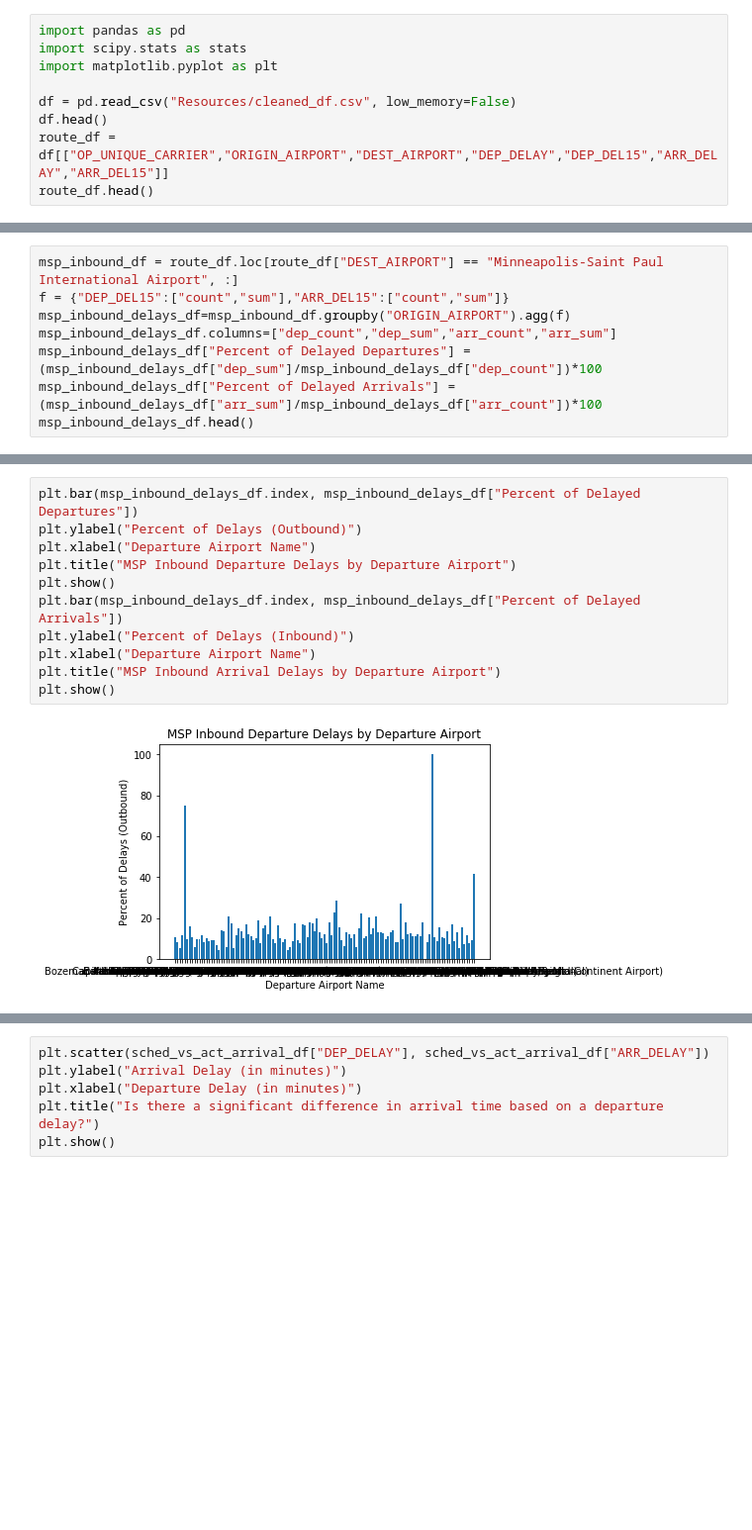
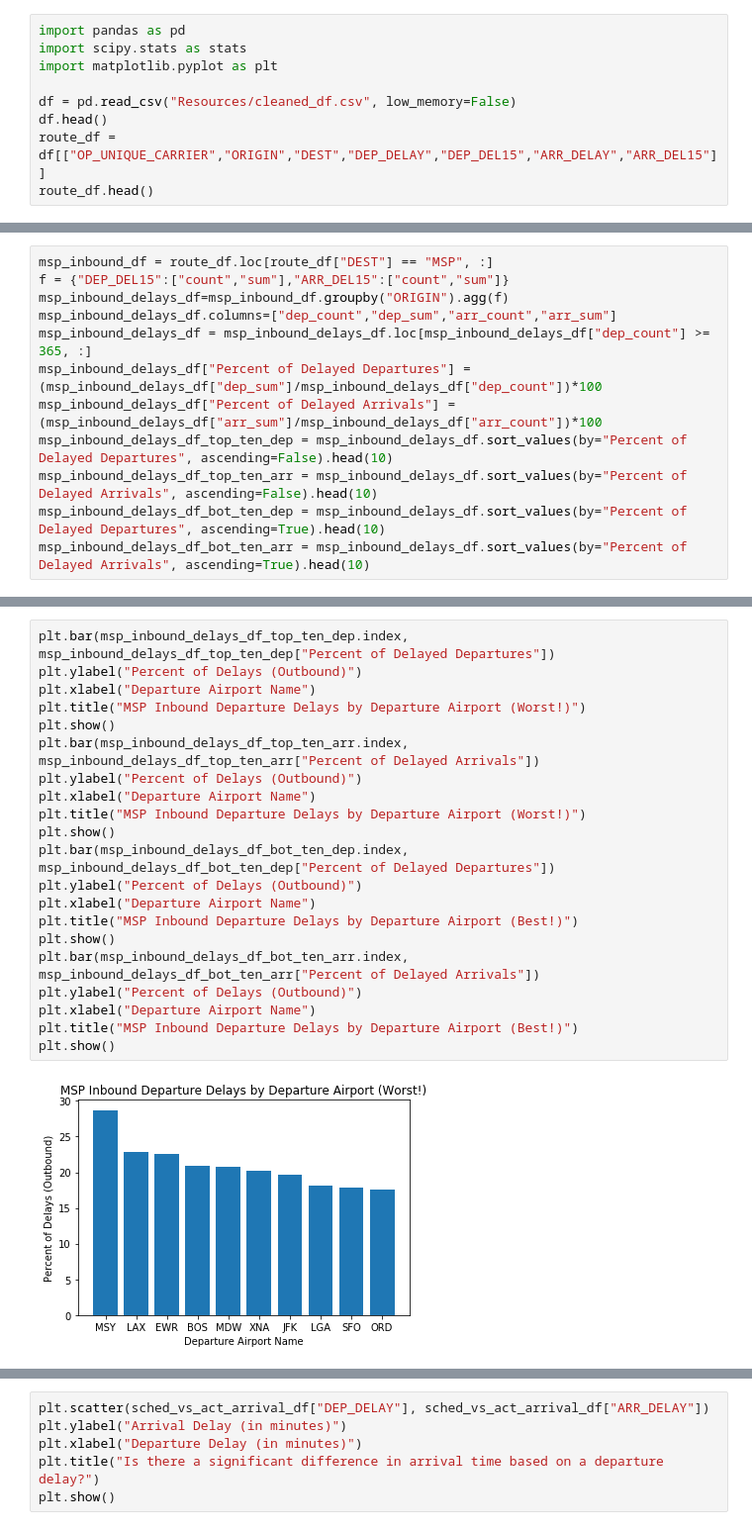
Before and after one commit to HWspam/Delorean, a Jupyter notebook: Delay_by_Airport.ipynb, the cells around one changed output, grey strips where cells are left out. Shown: that part at 99% size. Saved outputs shown, nothing was run; the diff lists cells and outputs as text; blank space fills up the shorter version.

```diff
--- a/Delay_by_Airport.ipynb
+++ b/Delay_by_Airport.ipynb
@@ -5,6 +5,6 @@ import matplotlib.pyplot as plt
 
 df = pd.read_csv("Resources/cleaned_df.csv", low_memory=False)
 df.head()
-route_df = df[["OP_UNIQUE_CARRIER","ORIGIN_AIRPORT","DEST_AIRPORT","DEP_DELAY","DEP_DEL15","ARR_DELAY","ARR_DEL15"]]
+route_df = df[["OP_UNIQUE_CARRIER","ORIGIN","DEST","DEP_DELAY","DEP_DEL15","ARR_DELAY","ARR_DEL15"]]
 route_df.head()
 # %% [output]
@@ -47,8 +55,12 @@ plt.show()
 # %%
-msp_inbound_df = route_df.loc[route_df["DEST_AIRPORT"] == "Minneapolis-Saint Paul International Airport", :]
+msp_inbound_df = route_df.loc[route_df["DEST"] == "MSP", :]
 f = {"DEP_DEL15":["count","sum"],"ARR_DEL15":["count","sum"]}
-msp_inbound_delays_df=msp_inbound_df.groupby("ORIGIN_AIRPORT").agg(f)
+msp_inbound_delays_df=msp_inbound_df.groupby("ORIGIN").agg(f)
 msp_inbound_delays_df.columns=["dep_count","dep_sum","arr_count","arr_sum"]
+msp_inbound_delays_df = msp_inbound_delays_df.loc[msp_inbound_delays_df["dep_count"] >= 365, :]
 msp_inbound_delays_df["Percent of Delayed Departures"] = (msp_inbound_delays_df["dep_sum"]/msp_inbound_delays_df["dep_count"])*100
 msp_inbound_delays_df["Percent of Delayed Arrivals"] = (msp_inbound_delays_df["arr_sum"]/msp_inbound_delays_df["arr_count"])*100
-msp_inbound_delays_df.head()
+msp_inbound_delays_df_top_ten_dep = msp_inbound_delays_df.sort_values(by="Percent of Delayed Departures", ascending=False).head(10)
+msp_inbound_delays_df_top_ten_arr = msp_inbound_delays_df.sort_values(by="Percent of Delayed Arrivals", ascending=False).head(10)
+msp_inbound_delays_df_bot_ten_dep = msp_inbound_delays_df.sort_values(by="Percent of Delayed Departures", ascending=True).head(10)
+msp_inbound_delays_df_bot_ten_arr = msp_inbound_delays_df.sort_values(by="Percent of Delayed Arrivals", ascending=True).head(10)
@@ -60,13 +67,23 @@ msp_inbound_delays_df.head()
 # %%
-plt.bar(msp_inbound_delays_df.index, msp_inbound_delays_df["Percent of Delayed Departures"])
+plt.bar(msp_inbound_delays_df_top_ten_dep.index, msp_inbound_delays_df_top_ten_dep["Percent of Delayed Departures"])
 plt.ylabel("Percent of Delays (Outbound)")
 plt.xlabel("Departure Airport Name")
-plt.title("MSP Inbound Departure Delays by Departure Airport")
+plt.title("MSP Inbound Departure Delays by Departure Airport (Worst!)")
 plt.show()
-plt.bar(msp_inbound_delays_df.index, msp_inbound_delays_df["Percent of Delayed Arrivals"])
-plt.ylabel("Percent of Delays (Inbound)")
+plt.bar(msp_inbound_delays_df_top_ten_arr.index, msp_inbound_delays_df_top_ten_arr["Percent of Delayed Arrivals"])
+plt.ylabel("Percent of Delays (Outbound)")
 plt.xlabel("Departure Airport Name")
-plt.title("MSP Inbound Arrival Delays by Departure Airport")
+plt.title("MSP Inbound Departure Delays by Departure Airport (Worst!)")
 plt.show()
+plt.bar(msp_inbound_delays_df_bot_ten_dep.index, msp_inbound_delays_df_bot_ten_dep["Percent of Delayed Departures"])
+plt.ylabel("Percent of Delays (Outbound)")
+plt.xlabel("Departure Airport Name")
+plt.title("MSP Inbound Departure Delays by Departure Airport (Best!)")
+plt.show()
+plt.bar(msp_inbound_delays_df_bot_ten_arr.index, msp_inbound_delays_df_bot_ten_arr["Percent of Delayed Arrivals"])
+plt.ylabel("Percent of Delays (Outbound)")
+plt.xlabel("Departure Airport Name")
+plt.title("MSP Inbound Departure Delays by Departure Airport (Best!)")
+plt.show()
 # %% [output]
-[figure, old version]
+[figure, new version]
```
Also changed, not shown: parts of 6 cells of this notebook.
